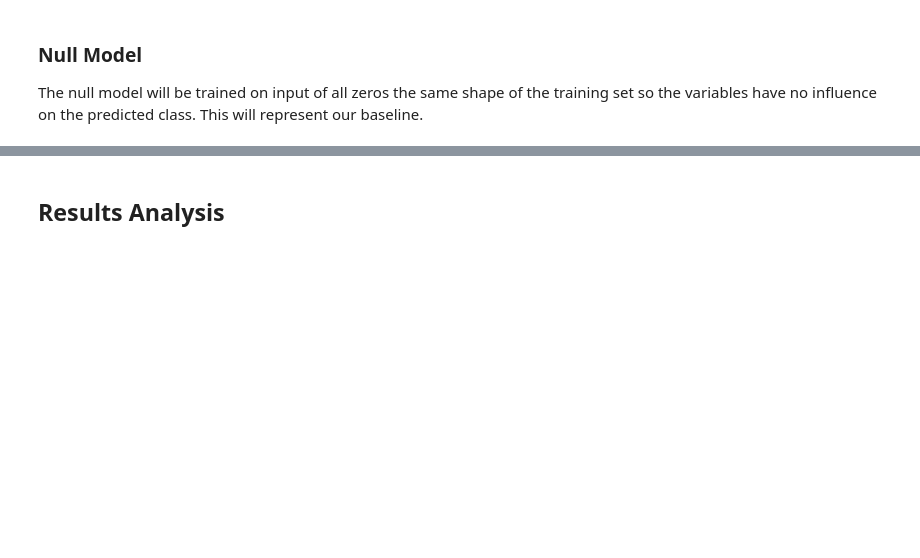
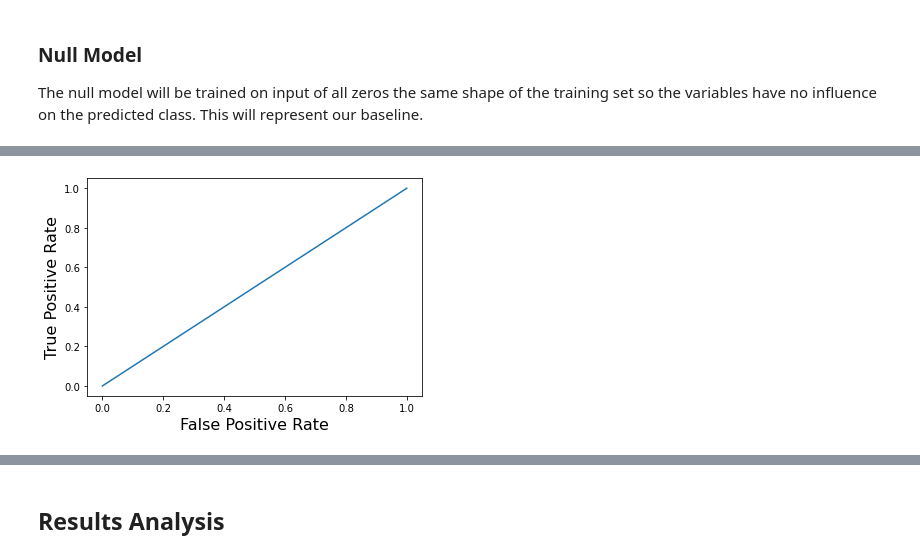
Before and after one commit to tylerfaulkner/dataScienceFinal, a Jupyter notebook: CS3300_final.ipynb, the cells around one changed output, grey strips where cells are left out. Saved outputs shown, nothing was run; the diff lists cells and outputs as text; code cells hidden in the pictures; blank space fills up the shorter version.

```diff
--- a/CS3300_final.ipynb
+++ b/CS3300_final.ipynb
@@ -532,0 +631,13 @@ null_accuracy = accuracy_score(y_test, pred_labels)
+# %%
+pred_prob_null = null_lr.predict_proba(zeros_test)[:,1]
+
+fpr, tpr, _ = roc_curve(y_test, pred_prob_null)
+
+plt.plot(fpr, tpr)
+#plt.plot([0.0, 1.0], [0.0, 1.0])
+plt.xlabel("False Positive Rate", fontsize=16)
+plt.ylabel("True Positive Rate", fontsize=16)
+
+plt.show()
+# %% [output]
+[figure, added]
```
Also changed, not shown: parts of 21 cells of this notebook.
